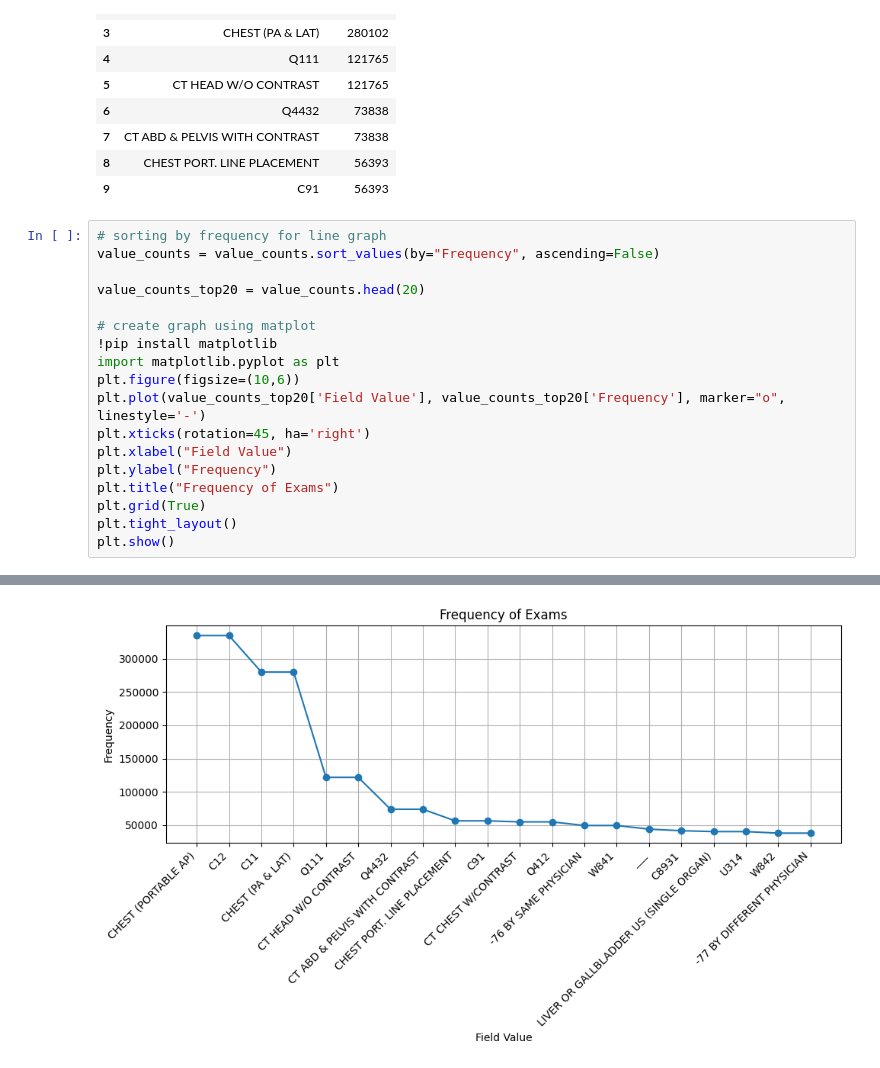
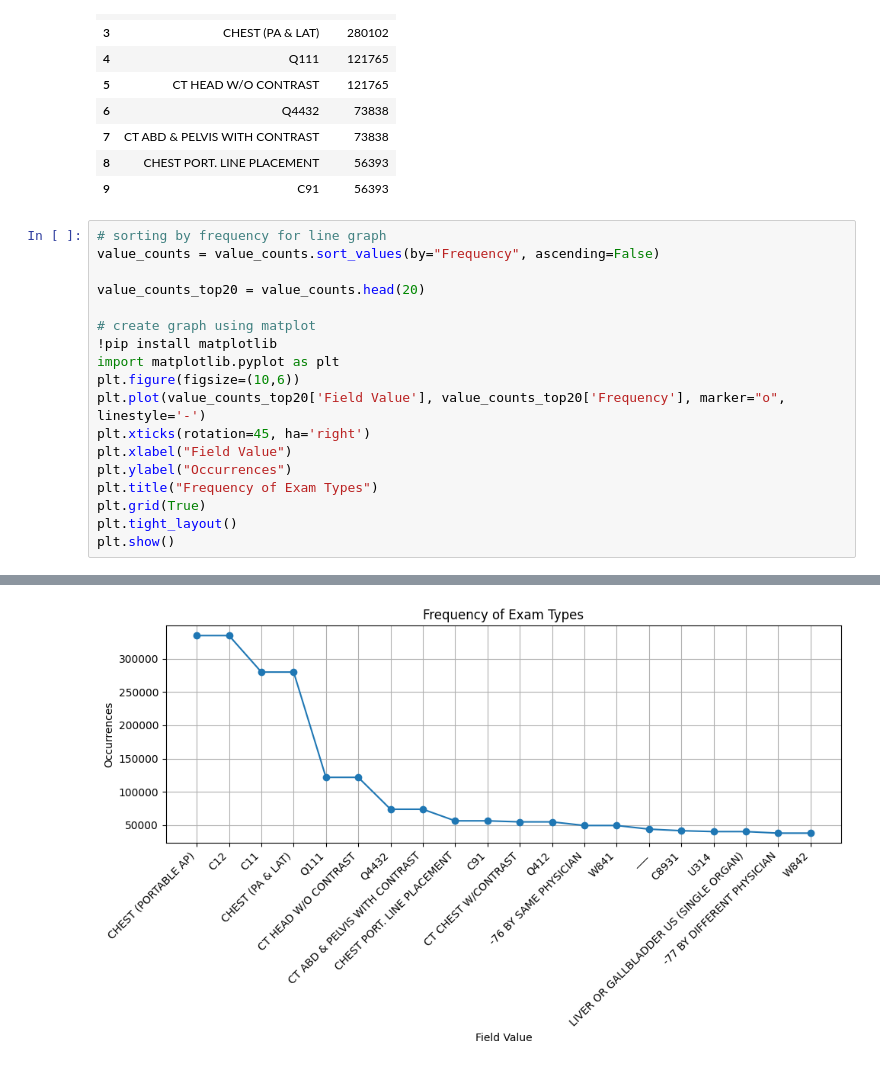
Before and after one commit to aaut0001/FIT3163-DSP, a Jupyter notebook: radiology_detail.ipynb, the cells around one changed output, grey strips where cells are left out. Cells and saved outputs as stored; diff of their text form.

```diff
--- a/radiology_detail.ipynb
+++ b/radiology_detail.ipynb
@@ -61,33 +107,33 @@ value_counts[:10]
 # %%
 # sorting by frequency for line graph
 value_counts = value_counts.sort_values(by="Frequency", ascending=False)
 
 value_counts_top20 = value_counts.head(20)
 
 # create graph using matplot
 !pip install matplotlib
 import matplotlib.pyplot as plt
 plt.figure(figsize=(10,6))
 plt.plot(value_counts_top20['Field Value'], value_counts_top20['Frequency'], marker="o", linestyle='-')
 plt.xticks(rotation=45, ha='right')
 plt.xlabel("Field Value")
-plt.ylabel("Frequency")
-plt.title("Frequency of Exams")
+plt.ylabel("Occurrences")
+plt.title("Frequency of Exam Types")
 plt.grid(True)
 plt.tight_layout()
 plt.show()
 # %% [output]
 Requirement already satisfied: matplotlib in ./my_venv/lib/python3.8/site-packages (3.7.3)
 Requirement already satisfied: contourpy>=1.0.1 in ./my_venv/lib/python3.8/site-packages (from matplotlib) (1.1.1)
 Requirement already satisfied: cycler>=0.10 in ./my_venv/lib/python3.8/site-packages (from matplotlib) (0.11.0)
 Requirement already satisfied: fonttools>=4.22.0 in ./my_venv/lib/python3.8/site-packages (from matplotlib) (4.42.1)
 Requirement already satisfied: kiwisolver>=1.0.1 in ./my_venv/lib/python3.8/site-packages (from matplotlib) (1.4.5)
 Requirement already satisfied: numpy<2,>=1.20 in ./my_venv/lib/python3.8/site-packages (from matplotlib) (1.24.4)
 Requirement already satisfied: packaging>=20.0 in ./my_venv/lib/python3.8/site-packages (from matplotlib) (23.1)
 Requirement already satisfied: pillow>=6.2.0 in ./my_venv/lib/python3.8/site-packages (from matplotlib) (10.0.1)
 Requirement already satisfied: pyparsing>=2.3.1 in ./my_venv/lib/python3.8/site-packages (from matplotlib) (3.1.1)
 Requirement already satisfied: python-dateutil>=2.7 in ./my_venv/lib/python3.8/site-packages (from matplotlib) (2.8.2)
 Requirement already satisfied: importlib-resources>=3.2.0 in ./my_venv/lib/python3.8/site-packages (from matplotlib) (6.0.1)
 Requirement already satisfied: zipp>=3.1.0 in ./my_venv/lib/python3.8/site-packages (from importlib-resources>=3.2.0->matplotlib) (3.16.2)
 Requirement already satisfied: six>=1.5 in ./my_venv/lib/python3.8/site-packages (from python-dateutil>=2.7->matplotlib) (1.16.0)
-[figure, old version]
+[figure, new version]
```
Also changed, not shown: parts of 9 cells of this notebook.
